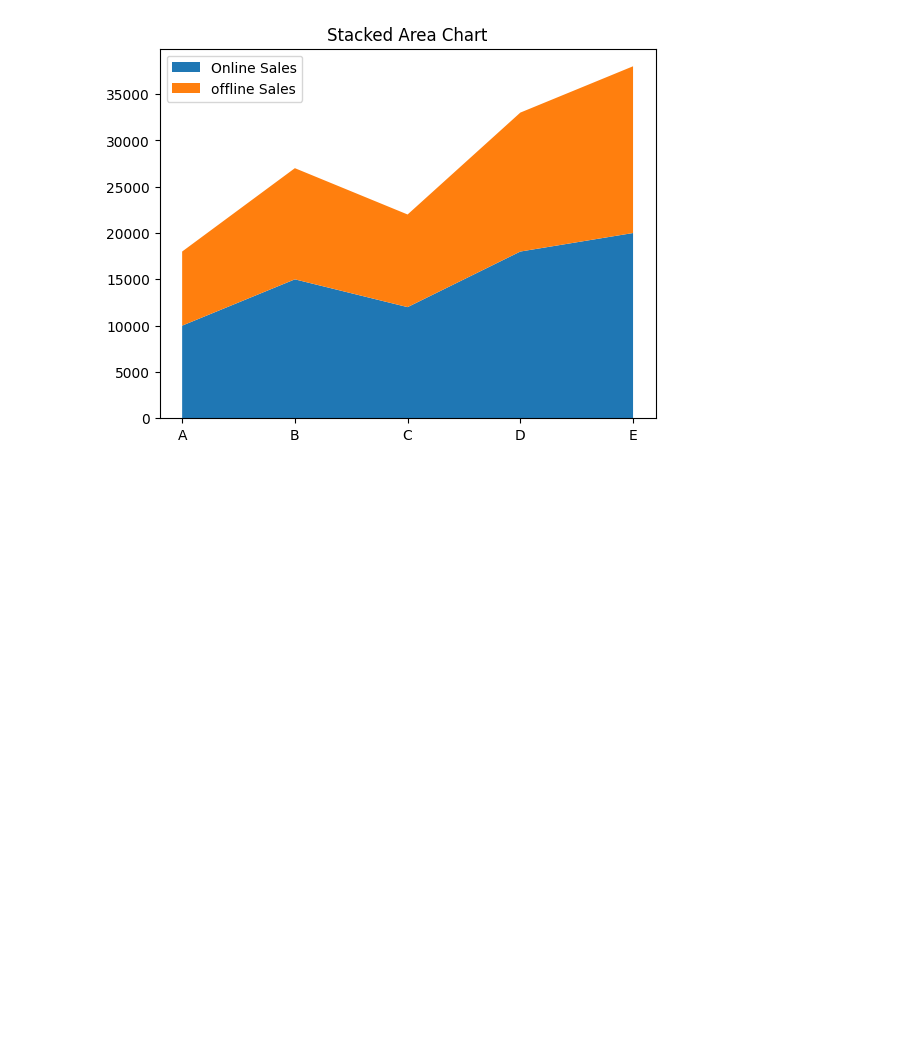
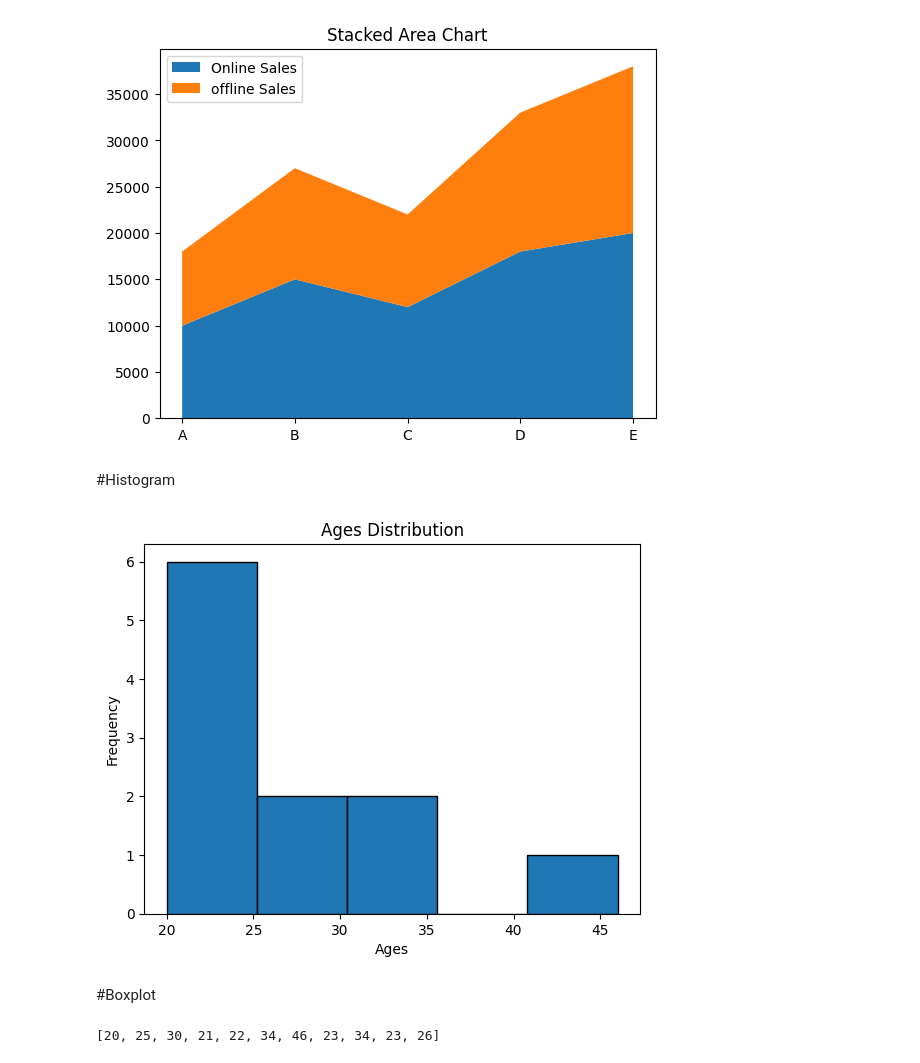
Before and after one commit to satvik231/Python-Data-Visualization, a Jupyter notebook: Visualization.ipynb, the cells around one changed output. Drawn from its saved outputs; the diff is of its cells as text; code cells hidden in the pictures; blank space fills up the shorter version.

```diff
--- a/Visualization.ipynb
+++ b/Visualization.ipynb
@@ -227,3 +227,21 @@ plt.legend()
 plt.show()
 # %% [output]
 [figure]
+# %% [markdown]
+#Histogram
+# %%
+ages = [20,25,30,21,22,34,46,23,34,23,26]
+# %%
+plt.hist(ages, bins=5, edgecolor = "black")
+plt.title("Ages Distribution")
+plt.xlabel("Ages")
+plt.ylabel("Frequency")
+plt.show()
+# %% [output]
+[figure, added]
+# %% [markdown]
+#Boxplot
+# %%
+ages
+# %% [output]
+[20, 25, 30, 21, 22, 34, 46, 23, 34, 23, 26]
```
Also changed, not shown: parts of 30 cells of this notebook.
